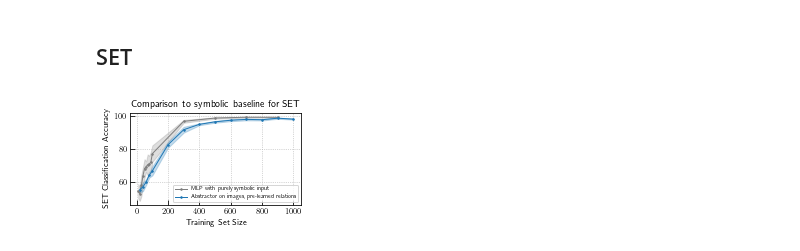
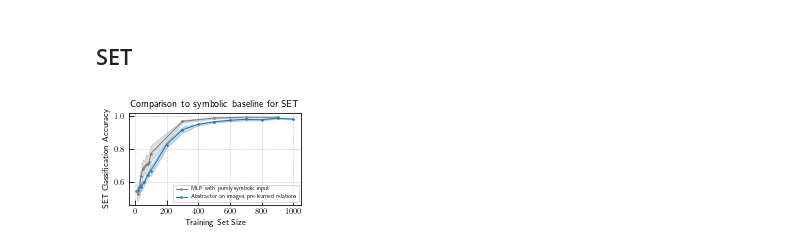
Before and after one commit to jdlafferty/relational, a Jupyter notebook: paper/paper_figures/create_figures_jdl.ipynb, the cells around one changed output. Saved outputs shown, nothing was run; the diff lists cells and outputs as text; code cells hidden in the pictures.

```diff
--- a/paper/paper_figures/create_figures_jdl.ipynb
+++ b/paper/paper_figures/create_figures_jdl.ipynb
@@ -33,5 +33,6 @@ plt.rcParams['legend.handlelength'] = lhandle
 errbar_kwargs = dict(marker='.', markersize=3, capsize=3, elinewidth=1, lw=1)
 plot_kwargs = dict(marker='.', markersize=3, lw=1)
 errband_kwargs = dict(alpha=0.25)
+default_ticks = [0, 0.25, 0.5, 0.75, 1.00]
 
 save_dir = '../neurips/figures/experiments'
@@ -209,0 +221,26 @@ fig.savefig(f'{save_dir}/multiplicative_robustness.pdf')
+# %%
+fig, ax = plt.subplots(figsize=(3,2))
+x_name = 'noise level'
+metric_name = 'full_sequence_accuracy'
+
+label_map = {'Relational Abstractor': 'Abstractor', 'Ablation Model': 'Ablation Model', 'Transformer': 'Transformer'}
+for group, group_name in label_map.items():
+    group_df = agg_figure_data[agg_figure_data.model==group]
+
+    x = group_df[x_name]
+    y = group_df[f'{metric_name} mean']
+    y_err = 2*group_df[f'{metric_name} sem']
+
+    ax.plot(x, y, **plot_kwargs, c=color_map[group_name], label=group_name)
+
+    # ax.errorbar(x, y, y_err, **errbar_kwargs, label=group_name)
+    ax.fill_between(x, y - y_err, y + y_err, color=color_map[group_name], **errband_kwargs)
+
+ax.set_yticks(default_ticks)
+ax.set_xlabel('Noise Level');
+ax.set_ylabel('Sorting Accuracy');
+ax.legend(loc='upper right', fontsize='x-small', fancybox=True, frameon=True, framealpha=0.8);
+ax.set_title('Robustness to Random Transformations');
+ax.grid(linestyle='dotted')
+fig.set_tight_layout(True)
+fig.savefig(f'{save_dir}/additive_robustness.pdf')
@@ -212,31 +251,31 @@ fig.savefig(f'{save_dir}/multiplicative_robustness.pdf')
 # %%
 def plot_symbolic_comparison(pretrained_n, pretrained_accs, scratch_n, scratch_accs):
     import scipy.stats
     scratch_accuracy = np.mean(scratch_accs, axis=1)
     scratch_acc_sem = scipy.stats.sem(scratch_accs, axis=1)
     pretrained_accuracy = np.mean(pretrained_accs, axis=1)
     pretrained_acc_sem = scipy.stats.sem(pretrained_accs, axis=1)
     fig, ax = plt.subplots(figsize=(3,2))
     ax.plot(scratch_n, scratch_accuracy, **plot_kwargs, c=color_map['Ablation Model'], label='MLP with purely symbolic input')
     ax.fill_between(scratch_n, scratch_accuracy - 2*scratch_acc_sem,
         scratch_accuracy + 2*scratch_acc_sem, color=color_map['Ablation Model'], **errband_kwargs)
     ax.plot(pretrained_n, pretrained_accuracy, c=color_map['Abstractor'], label='Abstractor on images, pre-learned relations', **plot_kwargs)
     ax.fill_between(pretrained_n, pretrained_accuracy - 2*pretrained_acc_sem,
         pretrained_accuracy + 2*pretrained_acc_sem, color=color_map['Abstractor'], **errband_kwargs)
     ax.set_xlabel('Training Set Size')
     ax.legend(loc='lower right', fontsize='x-small', fancybox=True, frameon=True, framealpha=0.8);
     ax.set_ylabel('SET Classification Accuracy')
     ax.set_title("Comparison to symbolic baseline for SET")
     ax.grid(linestyle='dotted',linewidth=.7)
     fig.set_tight_layout(True)
     fig.savefig(f'{save_dir}/set_symbolic_vs_abstractor.pdf')
     plt.show()
 
 dat = np.load('symbolic_vs_abstractor_run4.npz')
 train_sizes = dat['train_sizes']
-accs = dat['accs']
+accs = dat['accs'] / 100
 symbolic_train_sizes = dat['symbolic_train_sizes']
-symbolic_accs = dat['symbolic_accs']
+symbolic_accs = dat['symbolic_accs'] / 100
 plot_symbolic_comparison(train_sizes, accs, symbolic_train_sizes, symbolic_accs)
 # %% [output]
-[figure, old version]
+[figure, new version]
```
Also changed, not shown: parts of 6 cells of this notebook, 6 other files.
